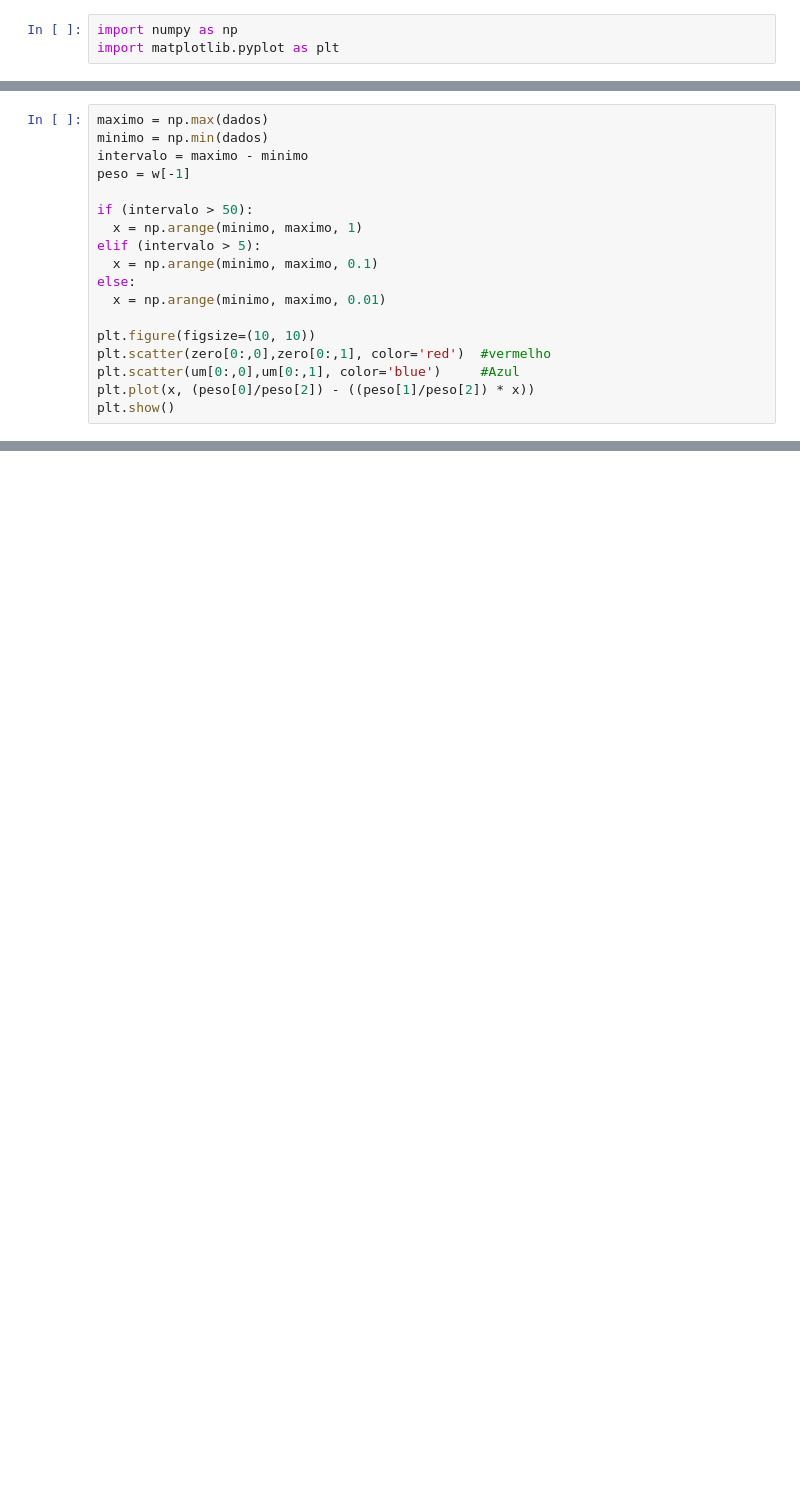
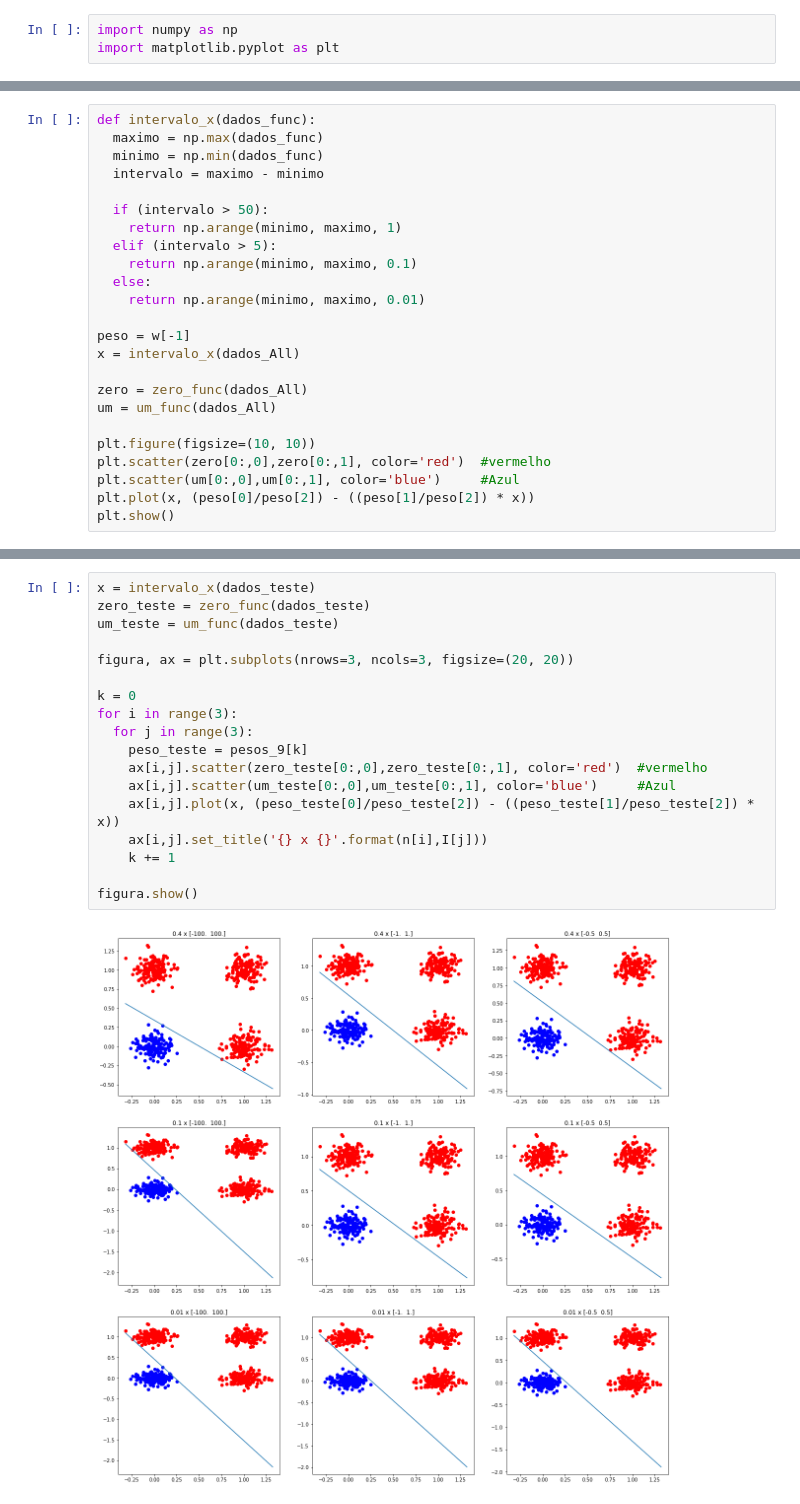
Before and after one commit to danilo-uea/PP2-2020-1, a Jupyter notebook: Projeto_prático_2.ipynb, the cells around one changed output, grey strips where cells are left out. Saved outputs shown, nothing was run; the diff lists cells and outputs as text; blank space fills up the shorter version.

```diff
--- a/Projeto_prático_2.ipynb
+++ b/Projeto_prático_2.ipynb
@@ -113,17 +126,23 @@ for x in range(len(dados)):
 * A cor vermelha é correspondente a classe 0 dos valores de yd.
 * A cor azul é correspondente a classe 1 dos valores de yd.
 # %%
-maximo = np.max(dados)
-minimo = np.min(dados)
-intervalo = maximo - minimo
+def intervalo_x(dados_func):
+  maximo = np.max(dados_func)
+  minimo = np.min(dados_func)
+  intervalo = maximo - minimo
+
+  if (intervalo > 50):
+    return np.arange(minimo, maximo, 1)
+  elif (intervalo > 5):
+    return np.arange(minimo, maximo, 0.1)
+  else:
+    return np.arange(minimo, maximo, 0.01)
+
 peso = w[-1]
+x = intervalo_x(dados_All)
 
-if (intervalo > 50):
-  x = np.arange(minimo, maximo, 1)
-elif (intervalo > 5):
-  x = np.arange(minimo, maximo, 0.1)
-else:
-  x = np.arange(minimo, maximo, 0.01)
+zero = zero_func(dados_All)
+um = um_func(dados_All)
 
 plt.figure(figsize=(10, 10))
 plt.scatter(zero[0:,0],zero[0:,1], color='red')  #vermelho
@@ -136,0 +243,20 @@ plt.show()
+# %%
+x = intervalo_x(dados_teste)
+zero_teste = zero_func(dados_teste)
+um_teste = um_func(dados_teste)
+
+figura, ax = plt.subplots(nrows=3, ncols=3, figsize=(20, 20))
+
+k = 0
+for i in range(3):
+  for j in range(3):
+    peso_teste = pesos_9[k]
+    ax[i,j].scatter(zero_teste[0:,0],zero_teste[0:,1], color='red')  #vermelho
+    ax[i,j].scatter(um_teste[0:,0],um_teste[0:,1], color='blue')     #Azul
+    ax[i,j].plot(x, (peso_teste[0]/peso_teste[2]) - ((peso_teste[1]/peso_teste[2]) * x))
+    ax[i,j].set_title('{} x {}'.format(n[i],I[j]))
+    k += 1
+
+figura.show()
+# %% [output]
+[figure, added]
```
Also changed, not shown: parts of 12 cells of this notebook.
